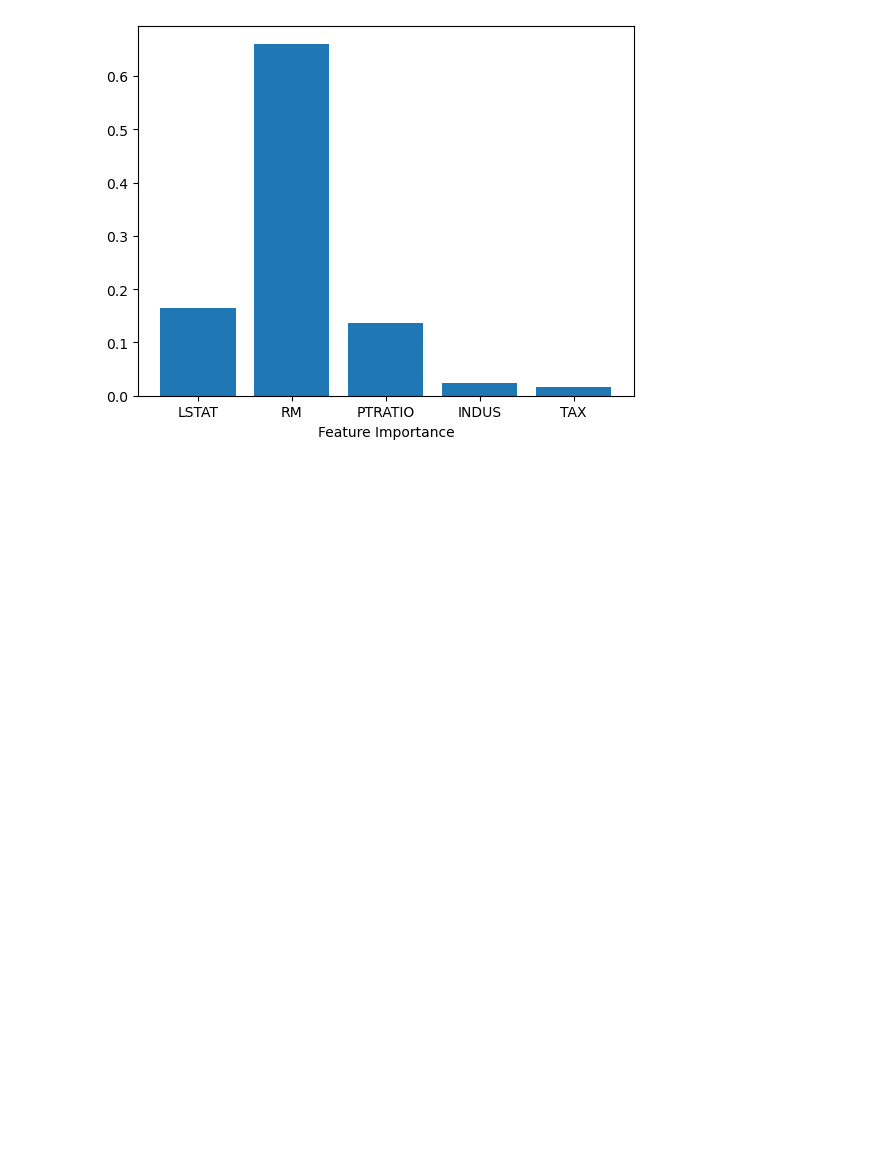
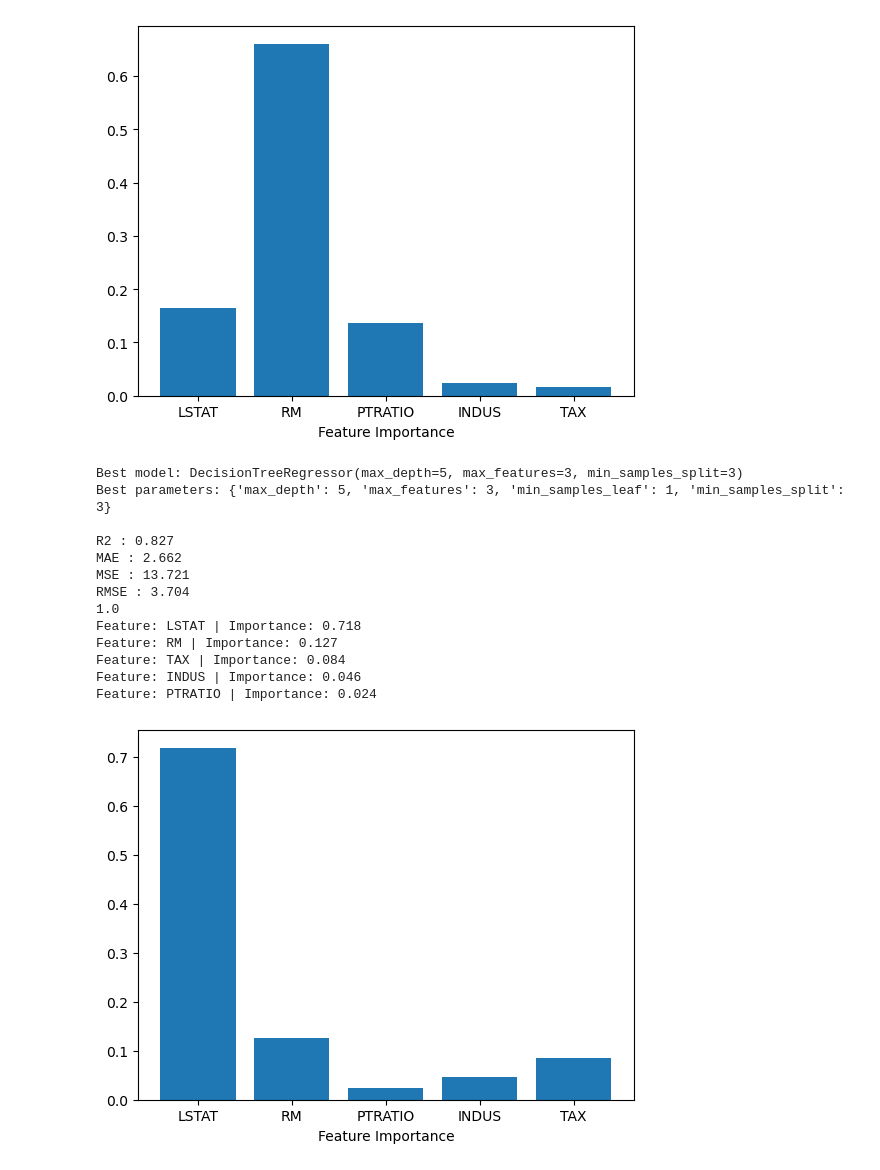
Before and after one commit to juugii-ho/KDT_9-10W_Machine-learning, a Jupyter notebook: DAY08_240306/HW_08.ipynb, the cells around one changed output. Cells and saved outputs as stored; diff of their text form; code cells hidden in the pictures; blank space fills up the shorter version.

```diff
--- a/DAY08_240306/HW_08.ipynb
+++ b/DAY08_240306/HW_08.ipynb
@@ -295,3 +295,64 @@ Feature: PTRATIO | Importance: 0.136
 Feature: INDUS | Importance: 0.024
 Feature: TAX | Importance: 0.016
 [figure]
+# %%
+from sklearn.model_selection import GridSearchCV, RandomizedSearchCV
+
+param = {
+    # 'criterion' : ['gini', 'entropy', 'log_loss'],
+    'max_depth': range(2, 31),
+    'min_samples_split': range(2, 31),
+    'min_samples_leaf': range(1, 31),
+    # 'min_weight_fraction_leaf' : range(0,1),
+    'max_features': ["sqrt", "log2", 1, 2, 3],
+    # 'max_leaf_nodes' : range(1,5),
+    # 'min_impurity_decrese' : range(0,10),
+    # 'class_weight' : [None, 'balanced'],
+    # 'ccp_alpha' : range(0,10)
+    # 'monotonic_cst' :
+}
+
+gridcv = GridSearchCV(model, param_grid=param, return_train_score=True)
+gridcv.fit(scaled_X_train, y_train)
+
+best_model = gridcv.best_estimator_
+best_params = gridcv.best_params_
+print("Best model:", best_model)
+print("Best parameters:", best_params)
+from sklearn.metrics import r2_score, mean_squared_error, mean_absolute_error
+
+y_pre = model.predict(scaled_x_test)
+r2 = r2_score(y_test, y_pre)
+mse = mean_squared_error(y_test, y_pre)
+mae = mean_absolute_error(y_test, y_pre)
+rmse = mean_squared_error(y_test, y_pre, squared=False)
+print(f'''\nR2 : {r2:.3f}\nMAE : {mae:.3f}\nMSE : {mse:.3f}\nRMSE : {rmse:.3f}''')
+c = 0
+for b in best_model.feature_importances_:
+    c += b
+print(c)
+scaled_X_train = pd.DataFrame(scaled_X_train)
+
+feature_importances = best_model.feature_importances_
+
+for feature, importance in sorted(zip(featureDF.columns, feature_importances), key=lambda x: x[1], reverse=True):
+    print(f"Feature: {feature} | Importance: {importance:.3f}")
+
+plt.bar(featureDF.columns, feature_importances)
+plt.xlabel("Feature Importance")
+plt.show()
+# %% [output]
+Best model: DecisionTreeRegressor(max_depth=5, max_features=3, min_samples_split=3)
+Best parameters: {'max_depth': 5, 'max_features': 3, 'min_samples_leaf': 1, 'min_samples_split': 3}
+
+R2 : 0.827
+MAE : 2.662
+MSE : 13.721
+RMSE : 3.704
+1.0
+Feature: LSTAT | Importance: 0.718
+Feature: RM | Importance: 0.127
+Feature: TAX | Importance: 0.084
+Feature: INDUS | Importance: 0.046
+Feature: PTRATIO | Importance: 0.024
+[figure, added]
```
Also changed, not shown: parts of 1 cell of this notebook, 8 other files.
